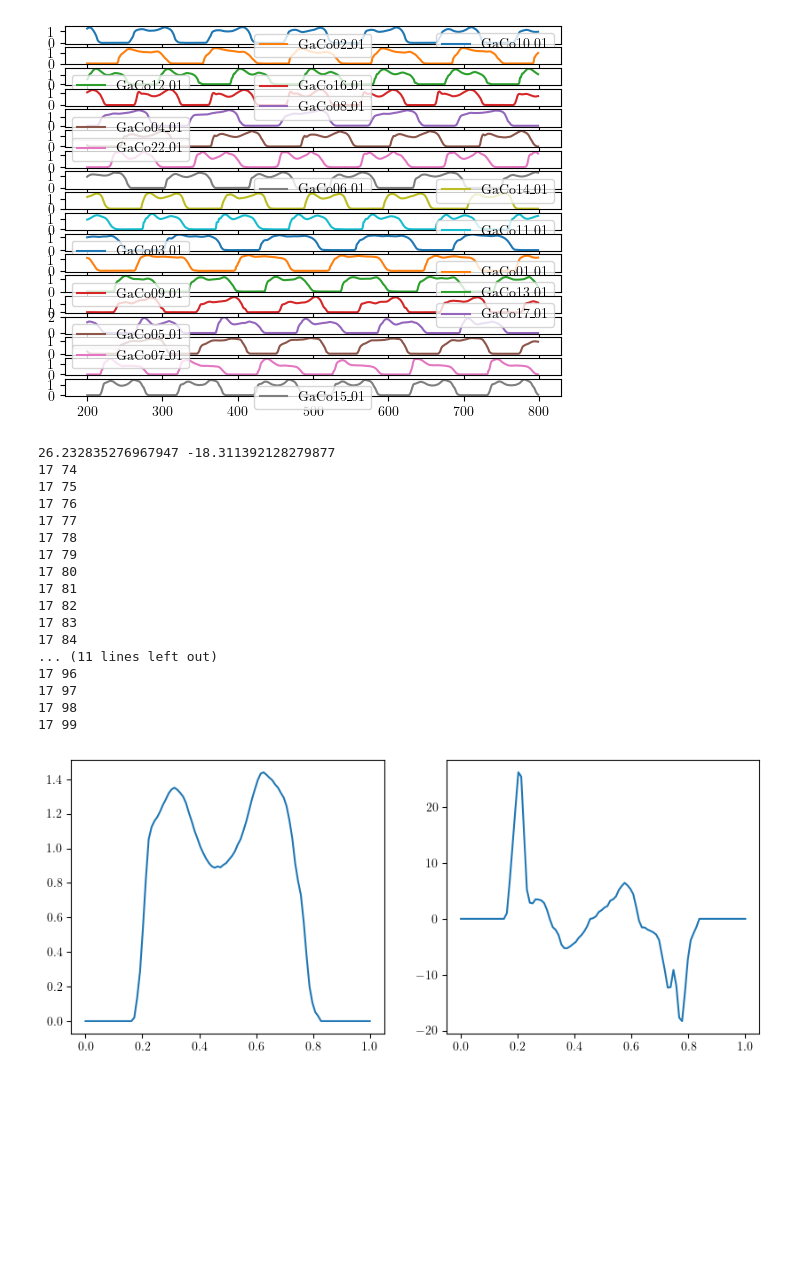
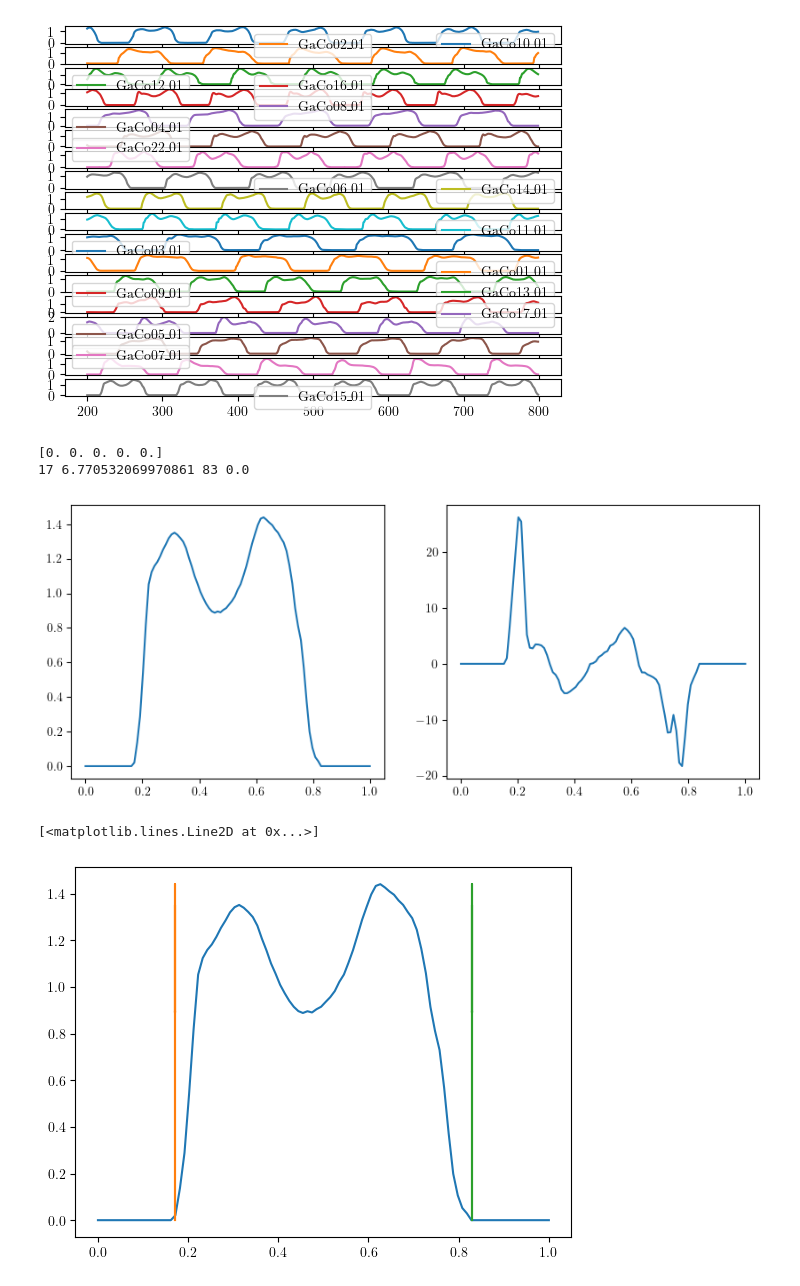
Before and after one commit to jpowell24/learningML, a Jupyter notebook: Python_exercises/PARK-GAIT1.ipynb, the cells around one changed output. Saved outputs shown, nothing was run; the diff lists cells and outputs as text; code cells hidden in the pictures; blank space fills up the shorter version.

```diff
--- a/Python_exercises/PARK-GAIT1.ipynb
+++ b/Python_exercises/PARK-GAIT1.ipynb
@@ -126,7 +126,7 @@ dx = 1/100
 
 dydx = np.gradient(y, x)
 
-print(dydx.max(), dydx.min())
+# print(dydx.max(), dydx.min())
 
 cycles = [];
 start_pos = 0;
@@ -137,31 +137,27 @@ while i < len(dydx):
         start_pos = i;
 
         for i in range(start_pos, len(dydx), 1):
-            if -0.5 < dydx[i:i+10].all() < 0.5:
+            if all(-0.1 < dydx[i:i+5]) and all(dydx[i:i+5] < 0.1):
                 end_pos = i;
-                print(start_pos, end_pos)
+                print(dydx[i:i+5])
+                print(start_pos, dydx[start_pos], end_pos, dydx[end_pos])
+                break;
     i += 1;
+
+start_pos = start_pos - 2;
 
 fig, (ax1, ax2) = plt.subplots(1, 2, figsize = (10, 4));
 
 ax1.plot(x, y);
 ax2.plot(x, dydx);
 # %% [output]
-26.232835276967947 -18.311392128279877
-17 74
-17 75
-17 76
-17 77
-17 78
-17 79
-17 80
-17 81
-17 82
-17 83
-17 84
-... (11 lines left out)
-17 96
-17 97
-17 98
-17 99
+[0. 0. 0. 0. 0.]
+17 6.770532069970861 83 0.0
 [figure]
+# %%
+plt.plot(x, y)
+plt.plot(x * 0 + 0.17, y)
+plt.plot(x * 0 + 0.83, y)
+# %% [output]
+[<matplotlib.lines.Line2D at 0x...>]
+[figure, added]
```
Also changed, not shown: 1 other file.
